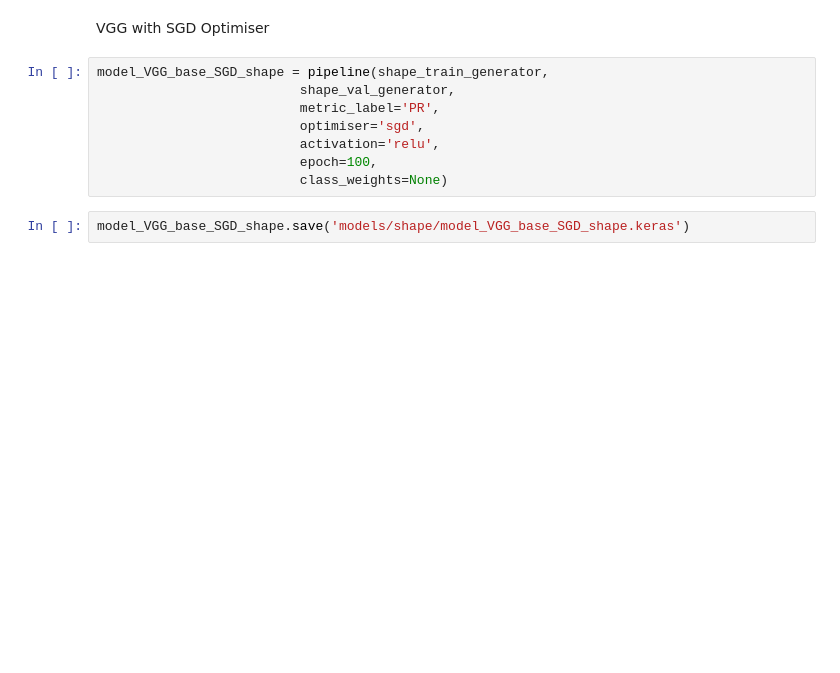
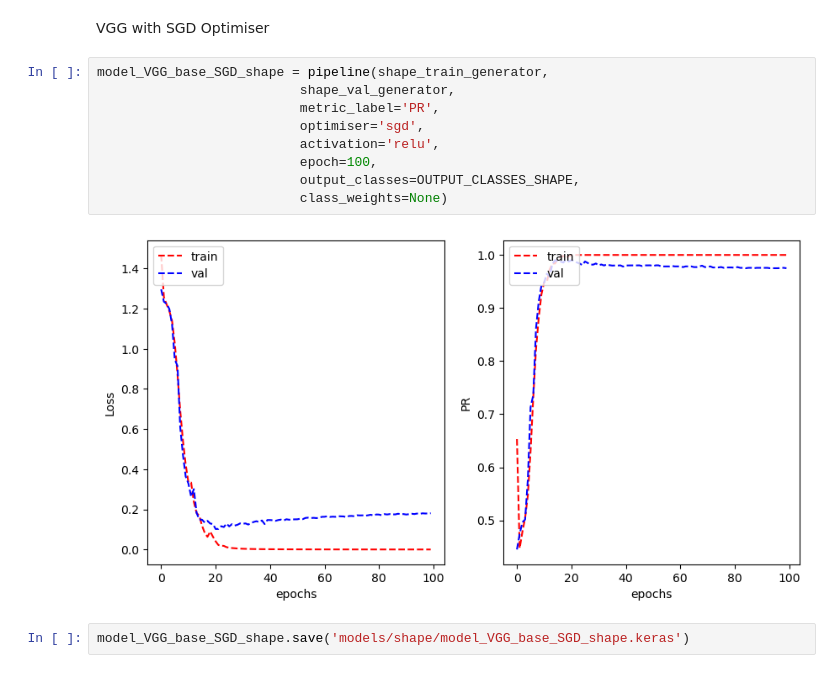
Before and after one commit to ashwin-sreejith/Traffic_Sign_Detection, a Jupyter notebook: solution.ipynb, the cells around one changed output. Cells and saved outputs as stored; diff of their text form; blank space fills up the shorter version.

```diff
--- a/solution.ipynb
+++ b/solution.ipynb
@@ -640,11 +726,14 @@ VGG with SGD Optimiser
 # %%
 model_VGG_base_SGD_shape = pipeline(shape_train_generator,
                           shape_val_generator,
                           metric_label='PR',
                           optimiser='sgd',
                           activation='relu',
                           epoch=100,
+                          output_classes=OUTPUT_CLASSES_SHAPE,
                           class_weights=None)
+# %% [output]
+[figure, added]
 # %%
 model_VGG_base_SGD_shape.save('models/shape/model_VGG_base_SGD_shape.keras')
 # %% [markdown]
```
Also changed, not shown: parts of 40 cells of this notebook.
